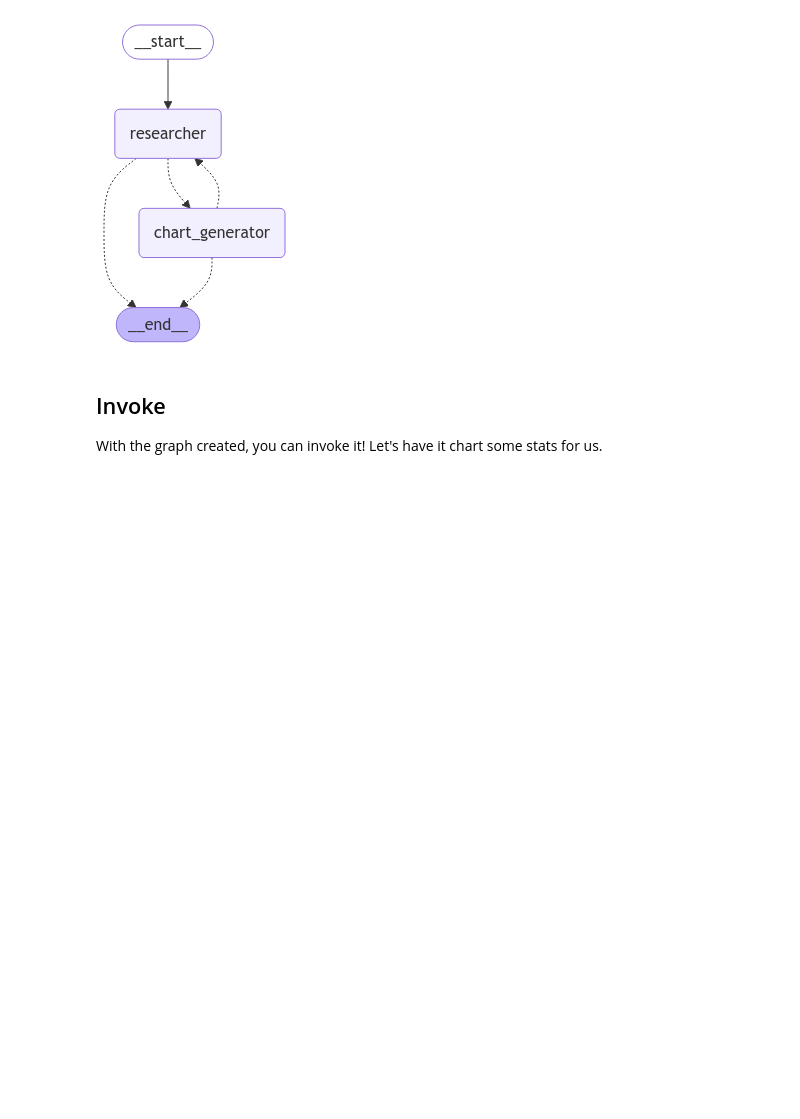
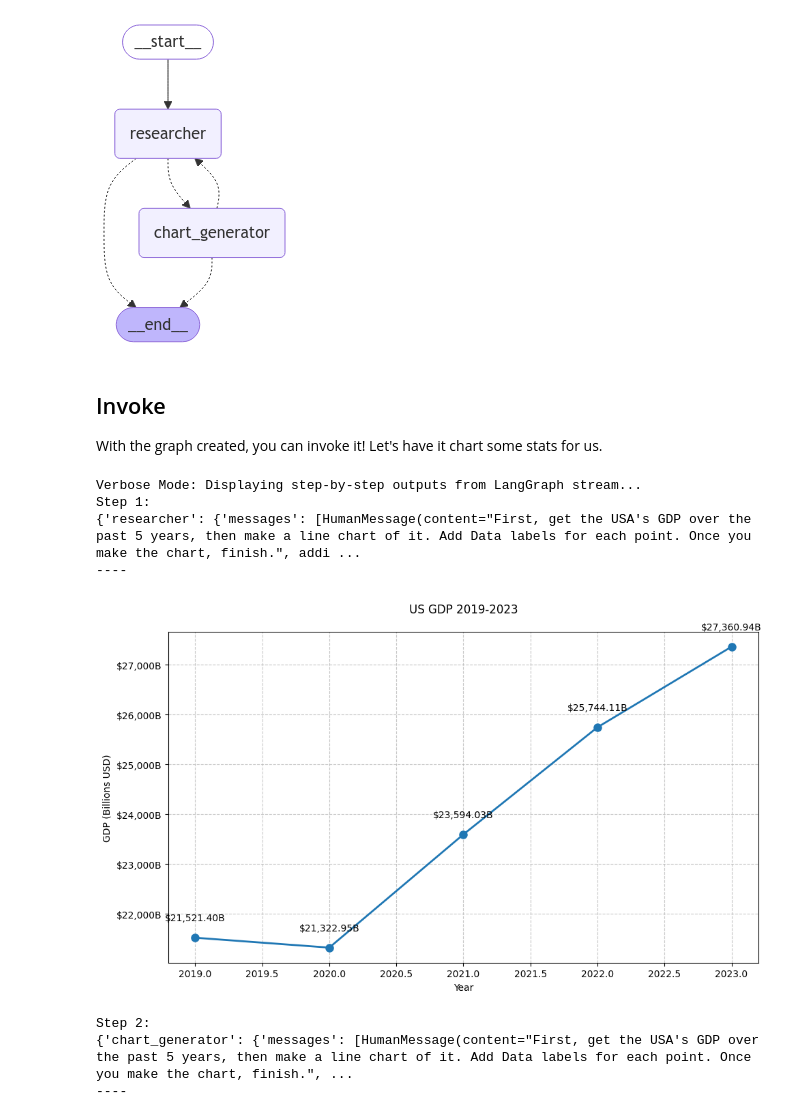
Before and after one commit to Decoding-Data-Science/airesidency, a Jupyter notebook: multi_agent_collaboration.ipynb, the cells around one changed output. Drawn from its saved outputs; the diff is of its cells as text; code cells hidden in the pictures; blank space fills up the shorter version.

```diff
--- a/multi_agent_collaboration.ipynb
+++ b/multi_agent_collaboration.ipynb
@@ -198,6 +207,35 @@ except Exception:
 ## Invoke
 
 With the graph created, you can invoke it! Let's have it chart some stats for us.
+# %%
+events = graph.stream(
+    {
+        "messages": [
+            (
+                "user",
+                "First, get the USA's GDP over the past 5 years, then make a line chart of it. Add Data labels for each point. "
+                "Once you make the chart, finish.",
+            )
+        ],
+    },
+    {"recursion_limit": 150},  # Maximum number of steps to take in the graph
+)
+
+# Verbose: Print each step
+print("Verbose Mode: Displaying step-by-step outputs from LangGraph stream...")
+for idx, s in enumerate(events):
+    print(f"Step {idx + 1}:")
+    print(s)
+    print("----")
+# %% [output]
+Verbose Mode: Displaying step-by-step outputs from LangGraph stream...
+Step 1:
+{'researcher': {'messages': [HumanMessage(content="First, get the USA's GDP over the past 5 years, then make a line chart of it. Add Data labels for each point. Once you make the chart, finish.", addi ...
+----
+[figure, added]
+Step 2:
+{'chart_generator': {'messages': [HumanMessage(content="First, get the USA's GDP over the past 5 years, then make a line chart of it. Add Data labels for each point. Once you make the chart, finish.", ...
+----
 # %%
 events = graph.stream(
     {
```
Also changed, not shown: parts of 5 cells of this notebook.
